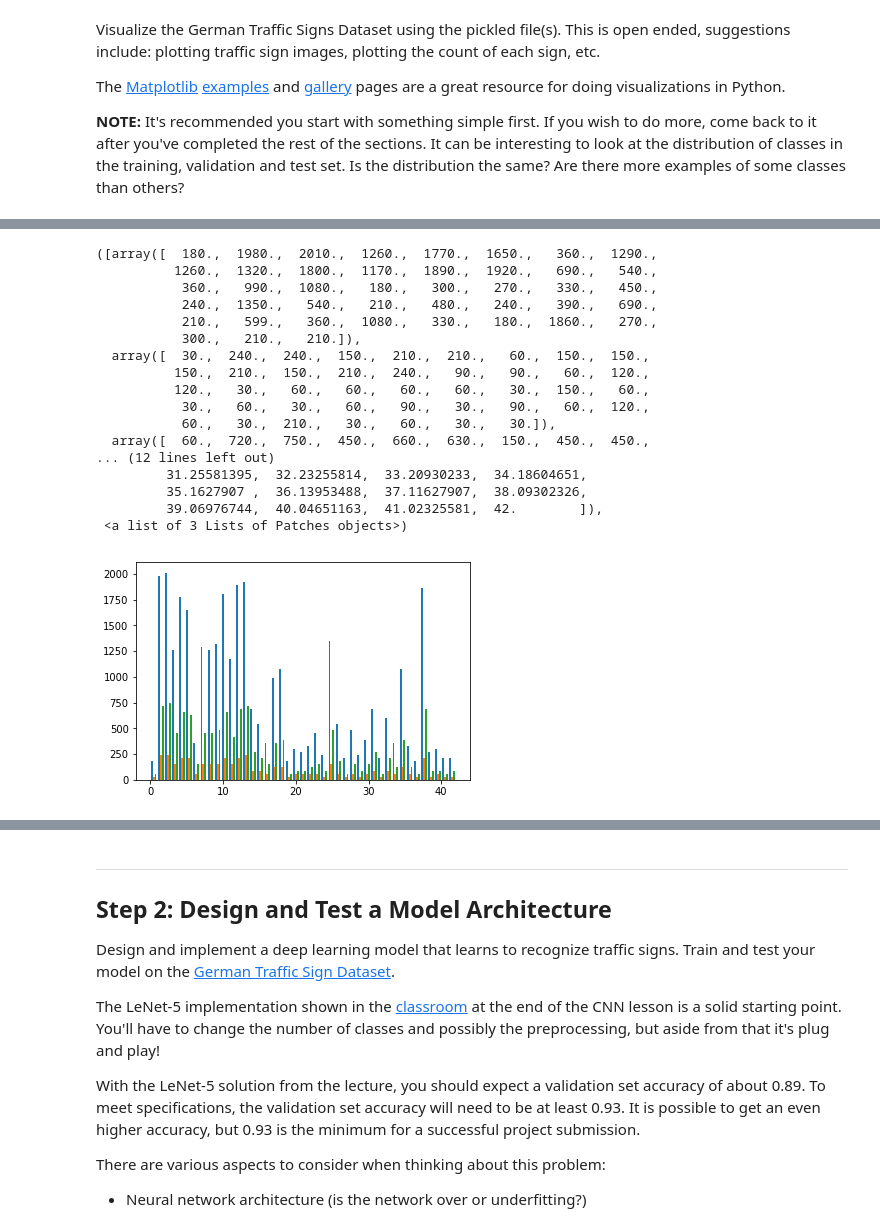
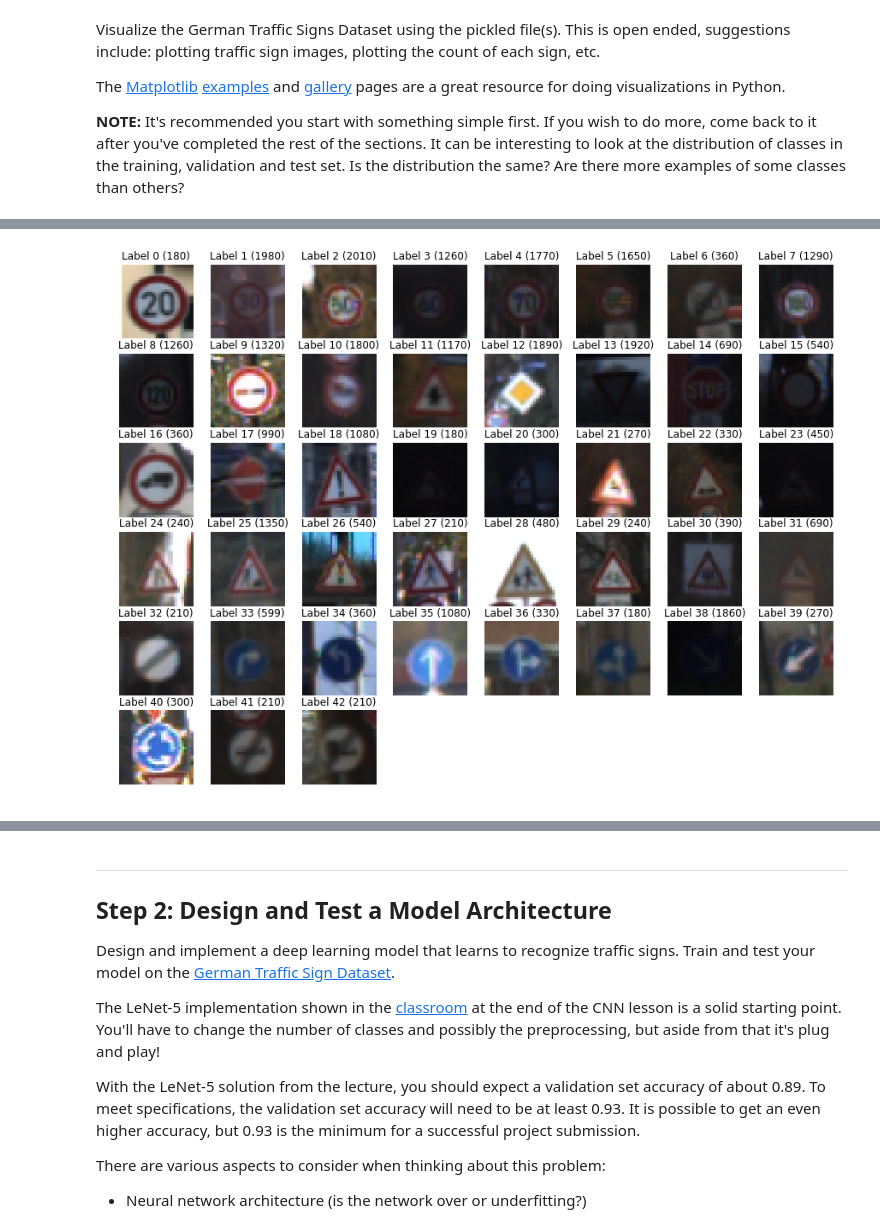
Before and after one commit to yhbyhb/CarND, a Jupyter notebook: Term1/project/CarND-Traffic-Sign-Classifier-Project/Traffic_Sign_Classifier.ipynb, the cells around one changed output, grey strips where cells are left out. Saved outputs shown, nothing was run; the diff lists cells and outputs as text; code cells hidden in the pictures.

Commit message:
Added displaying all signs and their counts of training data. Improved histogram of dataset

```diff
--- a/Term1/project/CarND-Traffic-Sign-Classifier-Project/Traffic_Sign_Classifier.ipynb
+++ b/Term1/project/CarND-Traffic-Sign-Classifier-Project/Traffic_Sign_Classifier.ipynb
@@ -112,22 +102,20 @@ plt.subplots_adjust(wspace=0, hspace=0)
-# %%
-y_list = [y_train, y_valid, y_test]
-plt.hist(y_list, bins=43)
-# %% [output]
-([array([  180.,  1980.,  2010.,  1260.,  1770.,  1650.,   360.,  1290.,
-          1260.,  1320.,  1800.,  1170.,  1890.,  1920.,   690.,   540.,
-           360.,   990.,  1080.,   180.,   300.,   270.,   330.,   450.,
-           240.,  1350.,   540.,   210.,   480.,   240.,   390.,   690.,
-           210.,   599.,   360.,  1080.,   330.,   180.,  1860.,   270.,
-           300.,   210.,   210.]),
-  array([  30.,  240.,  240.,  150.,  210.,  210.,   60.,  150.,  150.,
-          150.,  210.,  150.,  210.,  240.,   90.,   90.,   60.,  120.,
-          120.,   30.,   60.,   60.,   60.,   60.,   30.,  150.,   60.,
-           30.,   60.,   30.,   60.,   90.,   30.,   90.,   60.,  120.,
-           60.,   30.,  210.,   30.,   60.,   30.,   30.]),
-  array([  60.,  720.,  750.,  450.,  660.,  630.,  150.,  450.,  450.,
-... (12 lines left out)
-         31.25581395,  32.23255814,  33.20930233,  34.18604651,
-         35.1627907 ,  36.13953488,  37.11627907,  38.09302326,
-         39.06976744,  40.04651163,  41.02325581,  42.        ]),
- <a list of 3 Lists of Patches objects>)
-[figure, removed]
+# %%
+# code reference : https://github.com/waleedka/traffic-signs-tensorflow/blob/master/notebook1.ipynb
+def display_images_and_labels(images, labels):
+    """Display the first image of each label."""
+    unique_labels = set(labels)
+    plt.figure(figsize=(15, 15))
+    i = 1
+    for label in unique_labels:
+        # Pick the first image for each label.
+        image = images[labels.index(label)]
+        plt.subplot(8, 8, i)  # A grid of 8 rows x 8 columns
+        plt.axis('off')
+        plt.title("Label {0} ({1})".format(label, labels.count(label)))
+        i += 1
+        _ = plt.imshow(image)
+    plt.show()
+
+display_images_and_labels(X_train, y_train.tolist())
+# %% [output]
+[figure, added]
```
Also changed, not shown: parts of 2 cells of this notebook.
